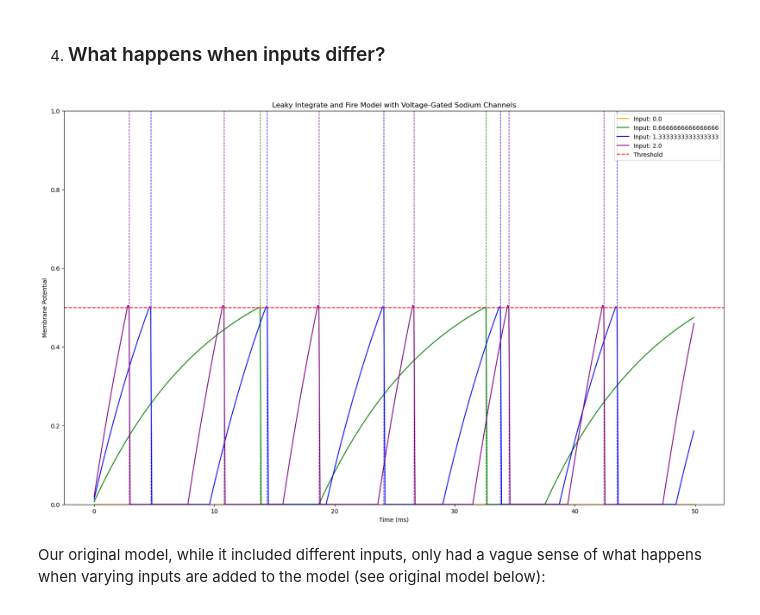
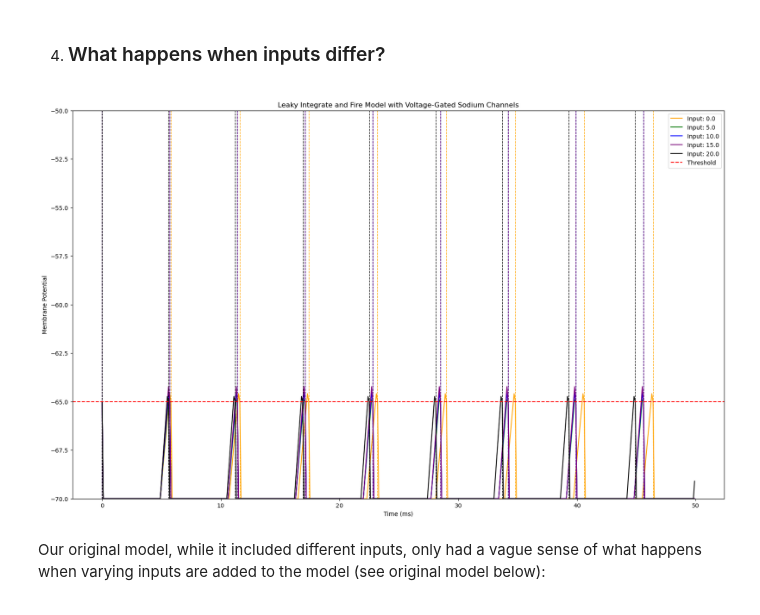
Before and after one commit to taybaugher/BMED4803Group2HW2, a Jupyter notebook: Unit1FinalProj (1).ipynb, the cells around one changed output. Cells and saved outputs as stored; diff of their text form; code cells hidden in the pictures.

```diff
--- a/Unit1FinalProj (1).ipynb
+++ b/Unit1FinalProj (1).ipynb
@@ -24,8 +24,8 @@ def leaky_integrate_and_fire(current_input, membrane_time_constant, threshold, r
     return time_points, membrane_potential, spike_times
 
 current_input_values = np.linspace(0,3,3)  # Different current inputs
-membrane_time_constant = 30.0  # Time constant of the membrane
-threshold_voltage = -50.0  # Membrane potential threshold for firing in mV
+membrane_time_constant = 100.0  # Time constant of the membrane
+threshold_voltage = -65.0  # Membrane potential threshold for firing in mV
 reset_voltage = -70.0  # Membrane potential reset value after firing in mV
 simulation_time = 100  # Simulation time in milliseconds
 dt = 0.1  # Time step in milliseconds
@@ -71,7 +71,7 @@ def leaky_integrate_and_fire(current_input, membrane_time_constant, threshold_vo
             # Calculate sodium current contribution
             sodium_current = 0.0
             if membrane_potential[i-1] >= sodium_channel_threshold:
-                sodium_current = 10.0  # Arbitrary value representing sodium current
+                sodium_current = 20.0  # Arbitrary value representing sodium current
 
             # Update membrane potential with sodium current
             membrane_potential[i] = membrane_potential[i-1] + (dt / membrane_time_constant) * (current_input - membrane_potential[i-1] + sodium_current)
@@ -82,19 +82,19 @@ def leaky_integrate_and_fire(current_input, membrane_time_constant, threshold_vo
     return time_points, membrane_potential, spike_times
 
 # Define parameters
-current_input_values = np.linspace(0, 2, 3)  # Different current inputs
+current_input_values = np.linspace(0, 20, 4)  # Different current inputs
 membrane_time_constant = 10.0  # Time constant of the membrane
-threshold_voltage = 0.5  # Membrane potential threshold for firing
-reset_voltage = 0.0  # Membrane potential reset value after firing
+threshold_voltage = -65  # Membrane potential threshold for firing
+reset_voltage = -70  # Membrane potential reset value after firing
 simulation_time = 50  # Simulation time in milliseconds
 dt = 0.1  # Time step in milliseconds
-sodium_channel_threshold = 0.5  # Threshold for opening sodium channels
+sodium_channel_threshold = -65  # Threshold for opening sodium channels
 refractory_period = 5  # Duration of the refractory period in milliseconds
 
 plt.figure(figsize=(20, 12))
 
 # Define colors
-colors = ['orange', 'green','blue']
+colors = ['orange', 'green','blue', 'black']
 
 # Plot membrane potentials for each current input
 for i, current_input in enumerate(current_input_values):
@@ -107,9 +107,9 @@ for i, current_input in enumerate(current_input_values):
 
 plt.title('Leaky Integrate and Fire Model with Voltage-Gated Sodium Channels')
 plt.xlabel('Time (ms)')
-plt.ylabel('Membrane Potential')
+plt.ylabel('Membrane Potential (mV)')
 plt.axhline(y=threshold_voltage, color='r', linestyle='--', label='Threshold')
-plt.ylim([0, 1])  # Limit y-axis to 1 volt
+plt.ylim([-70, -35])
 plt.legend()
 plt.show()
 # %% [output]
@@ -126,11 +126,11 @@ import matplotlib.pyplot as plt
 # Define constants
 time_steps = 1000
 dt = 0.1
-rate_neuron_A = 100  # Firing rate of neuron A (Hz)
+rate_neuron_A = 50  # Firing rate of neuron A (Hz)
 weight_A_to_B = 0.1
 weight_B_to_C = 0.2
-time_delay_B = 40  # Time delay for neuron B (in time steps)
-time_delay_C = 40  # Time delay for neuron C (in time steps)
+time_delay_B = 40  # Time delay for neuron B (in ms)
+time_delay_C = 70  # Time delay for neuron C (in time steps)
 
 # Define arrays to store spikes
 spikes_A = np.zeros(time_steps)
@@ -138,7 +138,7 @@ spikes_B = np.zeros(time_steps)
 spikes_C = np.zeros(time_steps)
 
 # Input current to neuron A
-input_current = 1
+input_current = 0.5
 
 # Threshold for spike generation
 threshold = 0.5
@@ -167,7 +167,7 @@ for i, spikes in enumerate([spikes_A, spikes_B, spikes_C]):
     spike_times = np.where(spikes >= threshold)[0] * dt
     neuron_labels = ['Neuron A', 'Neuron B', 'Neuron C']
     if i == 0:
-        plt.scatter(spike_times, np.ones_like(spike_times) * i, label=f'Input to Neuron A: {input_current}', color='black')
+        plt.scatter(spike_times, np.ones_like(spike_times) * i, label=f'Input to Neuron A (microAmperes): {input_current}', color='black')
     else:
         plt.scatter(spike_times, np.ones_like(spike_times) * i, label=neuron_labels[i])
 
@@ -218,40 +218,40 @@ def leaky_integrate_and_fire(current_input, membrane_time_constant, threshold_vo
 
     return time_points, membrane_potential, spike_times
 
 # Define parameters
-current_input_values = np.linspace(0, 2, 4)  # Different current inputs
+current_input_values = np.linspace(0, 20, 5)  # Different current inputs
 membrane_time_constant = 10.0  # Time constant of the membrane
-threshold_voltage = 0.5  # Membrane potential threshold for firing
-reset_voltage = 0.0  # Membrane potential reset value after firing
+threshold_voltage = -65  # Membrane potential threshold for firing
+reset_voltage = -70 # Membrane potential reset value after firing
 simulation_time = 50  # Simulation time in milliseconds
 dt = 0.1  # Time step in milliseconds
-sodium_channel_threshold = 0.5  # Threshold for opening sodium channels
+sodium_channel_threshold = -65  # Threshold for opening sodium channels
 refractory_period = 5  # Duration of the refractory period in milliseconds
 
 
 plt.figure(figsize=(20, 12))
 
 # Define colors
-colors = ['orange', 'green', 'blue', 'purple']
+colors = ['orange', 'green', 'blue', 'purple', 'black']
 
 # Plot membrane potentials for each current input
 for i, current_input in enumerate(current_input_values):
     time_points, membrane_potential, spike_times = leaky_integrate_and_fire(current_input, membrane_time_constant, threshold_voltage, reset_voltage, simulation_time, dt, sodium_channel_threshold, refractory_period)
     plt.plot(time_points, membrane_potential, label=f'Input: {current_input}', color=colors[i])
 
     # Plot action potentials as vertical lines with the same color as current input lines
     for spike_time in spike_times:
         plt.axvline(x=spike_time, color=colors[i], linestyle='--', linewidth=1)
 
 plt.title('Leaky Integrate and Fire Model with Voltage-Gated Sodium Channels')
 plt.xlabel('Time (ms)')
 plt.ylabel('Membrane Potential')
 plt.axhline(y=threshold_voltage, color='r', linestyle='--', label='Threshold')
-plt.ylim([0, 1])  # Limit y-axis to 1 volt
+plt.ylim([-70, -50])  # Limit y-axis to 1 volt
 plt.legend()
 plt.show()
 # %% [output]
-[figure, old version]
+[figure, new version]
 # %% [markdown]
 Our original model, while it included different inputs, only had a vague sense of what happens when varying inputs are added to the model (see original model below):
 
```
Also changed, not shown: parts of 5 cells of this notebook.
